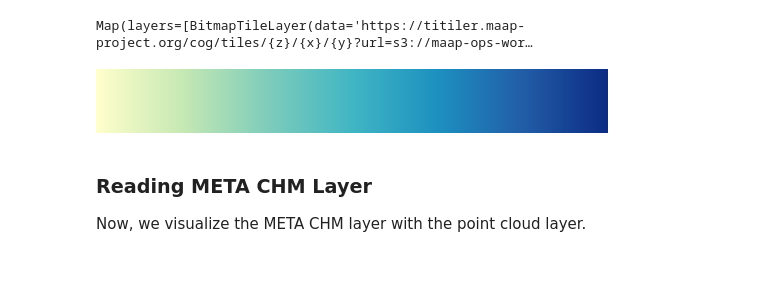
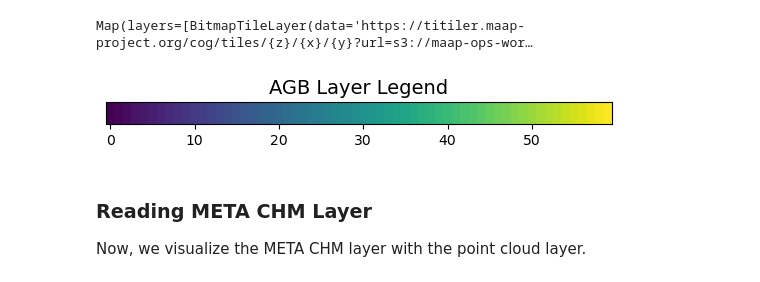
Before and after one commit to MAAP-Project/geotrees-demo, a Jupyter notebook: lonboard-viz.ipynb, the cells around one changed output. Saved outputs shown, nothing was run; the diff lists cells and outputs as text; code cells hidden in the pictures.

```diff
--- a/lonboard-viz.ipynb
+++ b/lonboard-viz.ipynb
@@ -131,16 +130,33 @@ agb_product_layer = BitmapTileLayer(
 ### Creating Map Visualization for AGB Layer
 
 Here, we visualize the AGB layer and point cloud layer in a single `Map` widget. The readers are recommended to use `Ctrl+Click+Drag` to change the viewing angle.
+# %%
+#Function for generating colormap for AGB and CHM layer legend
+
+def plot_colormap(title, cmap):
+
+    gradient = np.linspace(0, 1, 60)
+    gradient = np.vstack((gradient, gradient))
+
+    # Create figure and adjust figure height to number of colormaps
+    nrows = 1
+    figh = 0.35 + 0.15 + (nrows + (nrows-1)*0.1)*0.22
+    fig, axs = plt.subplots(nrows=nrows, figsize=(6.4, figh))
+    fig.subplots_adjust(top=1-.35/figh, bottom=.15/figh, left=0.2, right=0.99)
+
+    axs.get_yaxis().set_visible(False)
+
+    axs.set_title(title, fontsize=14)
+    axs.imshow(gradient, aspect='auto', cmap=cmap)
 # %%
 m = Map([agb_product_layer, point_layer])
 m
 # %% [output]
 Map(layers=[BitmapTileLayer(data='https://titiler.maap-project.org/cog/tiles/{z}/{x}/{y}?url=s3://maap-ops-wor…
 # %%
-print("AGB Estimate Layer Legend")
-YlGnBu_7.mpl_colormap
+plot_colormap("AGB Layer Legend",'viridis')
 # %% [output]
-[figure, old version]
+[figure, new version]
 # %% [markdown]
 ### Reading META CHM Layer
 
```
Also changed, not shown: parts of 3 cells of this notebook.
